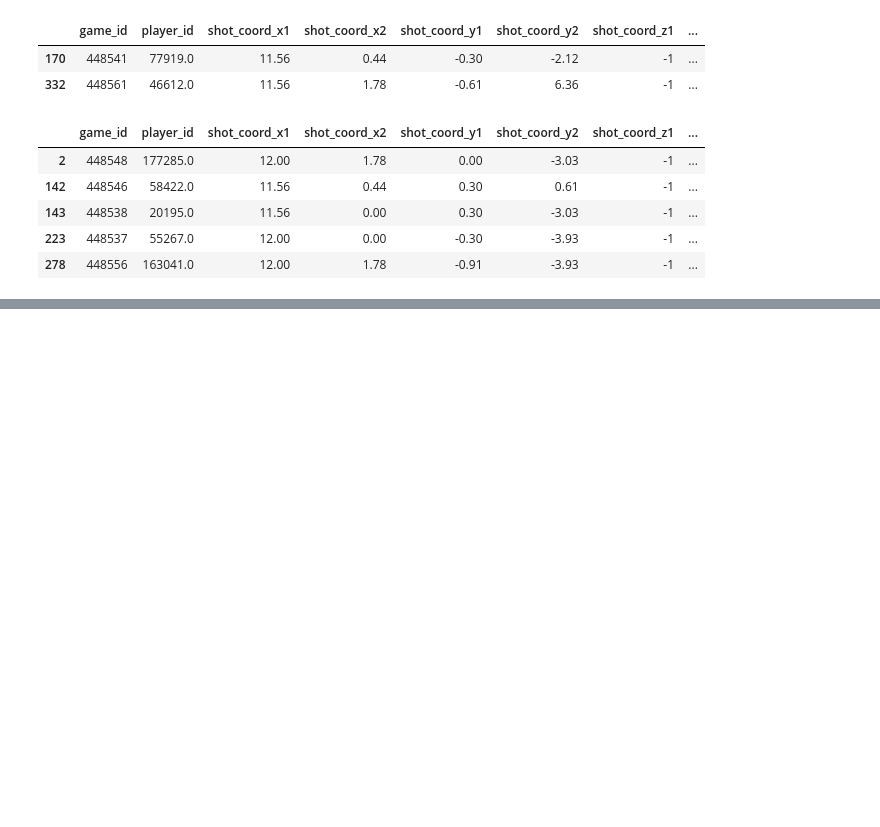
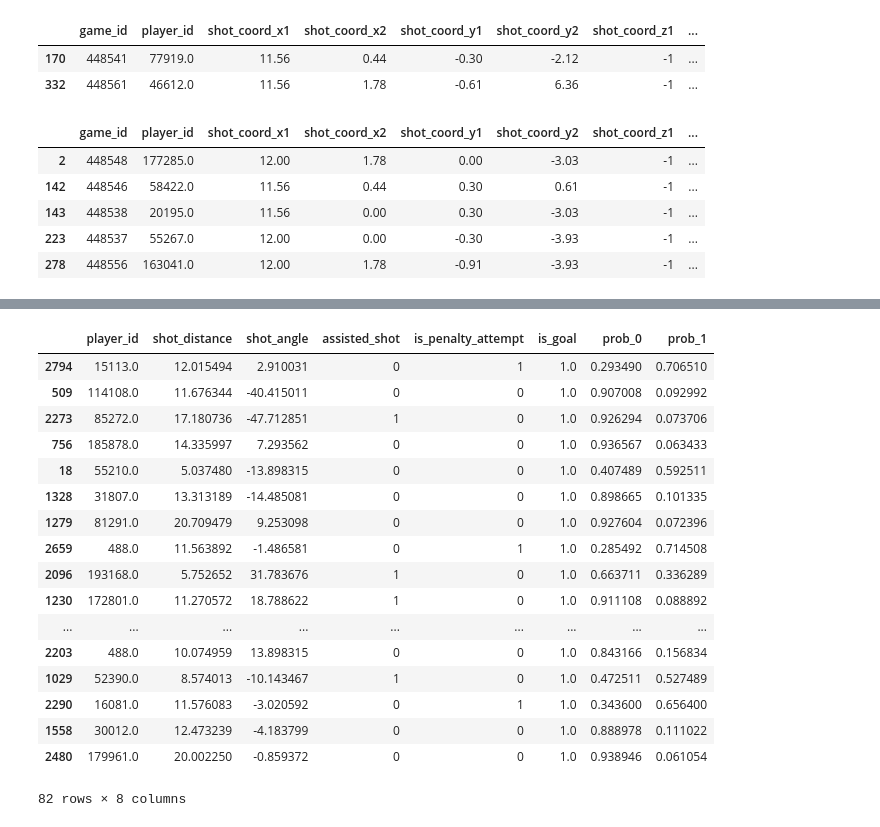
Before and after one commit to d-v-dlee/super_liga_xg, a Jupyter notebook: mongo_to_panda_eda.ipynb, the cells around one changed output, grey strips where cells are left out. Cells and saved outputs as stored; diff of their text form; code cells hidden in the pictures; blank space fills up the shorter version.

Commit message:
run random forest in notebook

```diff
--- a/mongo_to_panda_eda.ipynb
+++ b/mongo_to_panda_eda.ipynb
@@ -86,0 +99,14 @@ final_df[final_df['shot_type'] == 13].head()
+# %%
+train = final_df.drop(hold_off.index).copy()
+data = train[rf_columns]
+y = train['is_goal']
+indices = train.index.values
+# %%
+X_train, X_test,indices_train,indices_test = train_test_split(data,indices, test_size=0.33, random_state=8)
+
+y_train, y_test = y[indices_train],  y[indices_test]
+# %%
+random_forest_model = RandomForestClassifier(n_estimators=300, max_depth=3, verbose=1)
+random_forest_model.fit(X_train, y_train)
+p_random_forest = random_forest_model.predict_proba(X_test)
+random_forest_ll = log_loss(y_test, p_random_forest )
@@ -86,0 +128,26 @@ final_df[final_df['shot_type'] == 13].head()
+# %%
+df_test = pd.DataFrame(X_test)
+df_test['is_goal'] = y_test
+df_test['prob_0'] = p_random_forest[:,0]
+df_test['prob_1'] = p_random_forest[:,1]
+# %%
+df_test[df_test['is_goal'] == 1]
+# %% [output]
+|  | player_id | shot_distance | shot_angle | assisted_shot | is_penalty_attempt | is_goal | prob_0 | prob_1 |
+| 2794 | 15113.0 | 12.015494 | 2.910031 | 0 | 1 | 1.0 | 0.293490 | 0.706510 |
+| 509 | 114108.0 | 11.676344 | -40.415011 | 0 | 0 | 1.0 | 0.907008 | 0.092992 |
+| 2273 | 85272.0 | 17.180736 | -47.712851 | 1 | 0 | 1.0 | 0.926294 | 0.073706 |
+| 756 | 185878.0 | 14.335997 | 7.293562 | 0 | 0 | 1.0 | 0.936567 | 0.063433 |
+| 18 | 55210.0 | 5.037480 | -13.898315 | 0 | 0 | 1.0 | 0.407489 | 0.592511 |
+| 1328 | 31807.0 | 13.313189 | -14.485081 | 0 | 0 | 1.0 | 0.898665 | 0.101335 |
+| 1279 | 81291.0 | 20.709479 | 9.253098 | 0 | 0 | 1.0 | 0.927604 | 0.072396 |
+| 2659 | 488.0 | 11.563892 | -1.486581 | 0 | 1 | 1.0 | 0.285492 | 0.714508 |
+| 2096 | 193168.0 | 5.752652 | 31.783676 | 1 | 0 | 1.0 | 0.663711 | 0.336289 |
+| 1230 | 172801.0 | 11.270572 | 18.788622 | 1 | 0 | 1.0 | 0.911108 | 0.088892 |
+| ... | ... | ... | ... | ... | ... | ... | ... | ... |
+| 2203 | 488.0 | 10.074959 | 13.898315 | 0 | 0 | 1.0 | 0.843166 | 0.156834 |
+| 1029 | 52390.0 | 8.574013 | -10.143467 | 1 | 0 | 1.0 | 0.472511 | 0.527489 |
+| 2290 | 16081.0 | 11.576083 | -3.020592 | 0 | 1 | 1.0 | 0.343600 | 0.656400 |
+| 1558 | 30012.0 | 12.473239 | -4.183799 | 0 | 0 | 1.0 | 0.888978 | 0.111022 |
+| 2480 | 179961.0 | 20.002250 | -0.859372 | 0 | 0 | 1.0 | 0.938946 | 0.061054 |
+82 rows × 8 columns
```
Also changed, not shown: parts of 7 cells of this notebook, 2 other files.
